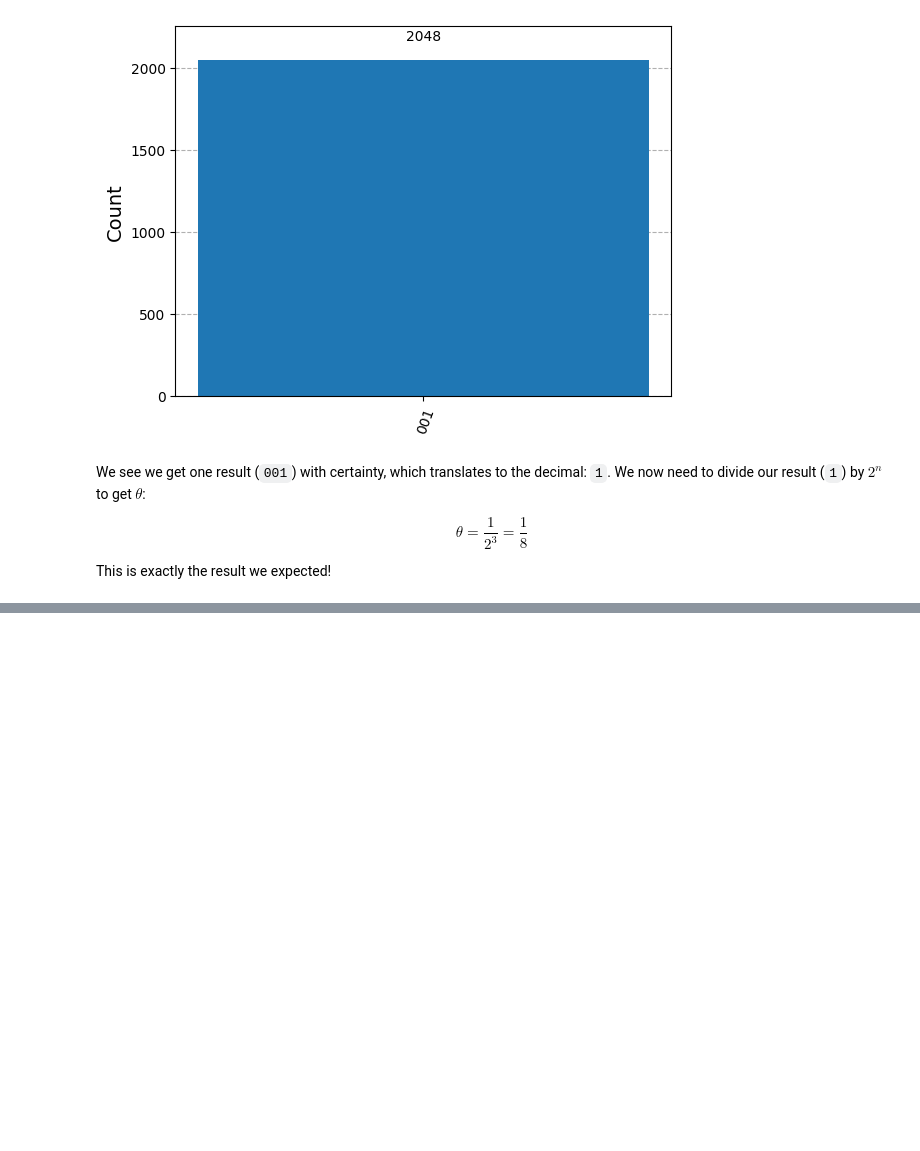
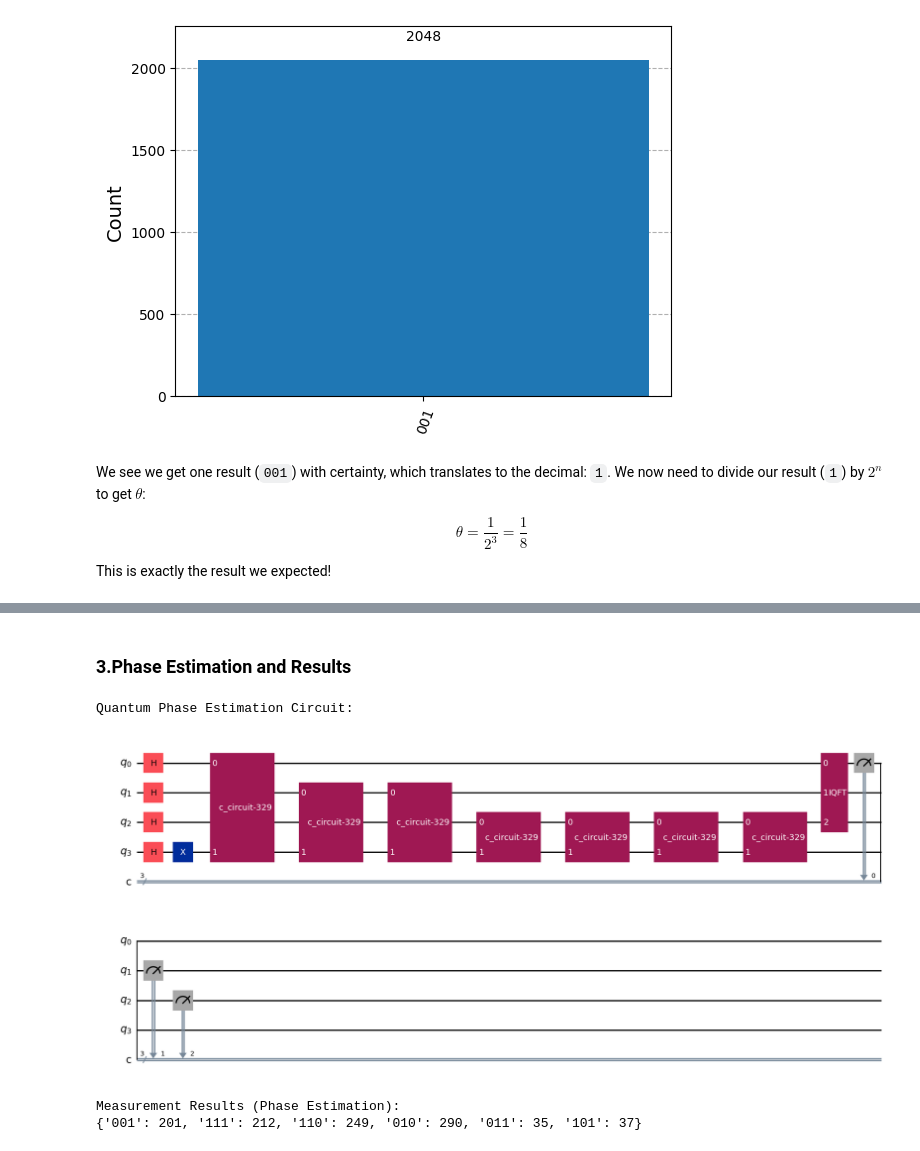
Before and after one commit to noelmt7/Quantum_Phase_Estimation, a Jupyter notebook: quantum-phase-estimation.ipynb, the cells around one changed output, grey strips where cells are left out. Drawn from its saved outputs; the diff is of its cells as text; code cells hidden in the pictures; blank space fills up the shorter version.

```diff
--- a/quantum-phase-estimation.ipynb
+++ b/quantum-phase-estimation.ipynb
@@ -420,0 +229,19 @@ Version Information
+# %% [markdown]
+### 3.Phase Estimation and Results <a id='results'></a>
+# %%
+from qiskit import QuantumCircuit, QuantumRegister, ClassicalRegister
+from qiskit_aer import AerSimulator
+from qiskit.compiler import transpile, assemble
+import numpy as np
+import matplotlib.pyplot as plt
+from qiskit.visualization import plot_histogram
+
+def qft_dagger(num_qubits):
+    qc = QuantumCircuit(num_qubits)
+    for i in range(num_qubits // 2):
+        qc.swap(i, num_qubits - i - 1)
+    for i in range(num_qubits):
+        for j in range(i):
+            qc.cp(-np.pi / (2 ** (i - j)), j, i)
+        qc.h(i)
+    return qc
@@ -420,0 +276,60 @@ Version Information
+# %%
+from qiskit import QuantumCircuit
+from qiskit.circuit.library import QFT
+
+def phase_estimation(unitary, eigenstate, num_ancillae):
+    # Create a new quantum circuit
+    qpe = QuantumCircuit(num_ancillae + 1, num_ancillae)  # Include ancillae and 1 target qubit
+
+    # Add eigenstate preparation
+    qpe.compose(eigenstate, qubits=[num_ancillae], inplace=True)
+
+    # Apply Hadamard gates to ancilla qubits
+    for i in range(num_ancillae):
+        qpe.h(i)
+
+    # Controlled Unitary operations
+    for i in range(num_ancillae):
+        repetitions = 2 ** i
+        controlled_unitary = unitary.control()
+        for _ in range(repetitions):
+            qpe.append(controlled_unitary, [i, num_ancillae])
+
+    # Apply inverse QFT
+    qpe.append(QFT(num_ancillae, do_swaps=False).inverse(), range(num_ancillae))
+
+    # Measurement
+    qpe.measure(range(num_ancillae), range(num_ancillae))
+
+    return qpe
+
+# Generate the QPE circuit
+qpe_circuit = phase_estimation(unitary, eigenstate, num_ancillae)
+
+# Visualize the circuit
+print("Quantum Phase Estimation Circuit:")
+qpe_circuit.draw("mpl")
+# %% [output]
+Quantum Phase Estimation Circuit:
+[figure, added]
+# %%
+# Simulate the circuit
+simulator = AerSimulator()
+
+# Transpile the circuit to the backend
+transpiled_circuit = transpile(qpe_circuit, simulator)
+
+# Assemble the transpiled circuit into a Qobj
+qobj = assemble(transpiled_circuit, shots=1024)
+
+# Run the simulation and retrieve the result
+job = simulator.run(transpiled_circuit, shots=1024) # Pass shots here
+result = job.result()# Retrieve the result
+
+# Retrieve and display results
+counts = result.get_counts()
+print("\nMeasurement Results (Phase Estimation):")
+print(counts)
+# %% [output]
+Measurement Results (Phase Estimation):
+{'001': 201, '111': 212, '110': 249, '010': 290, '011': 35, '101': 37}
```
Also changed, not shown: parts of 23 cells of this notebook, 2 other files.
